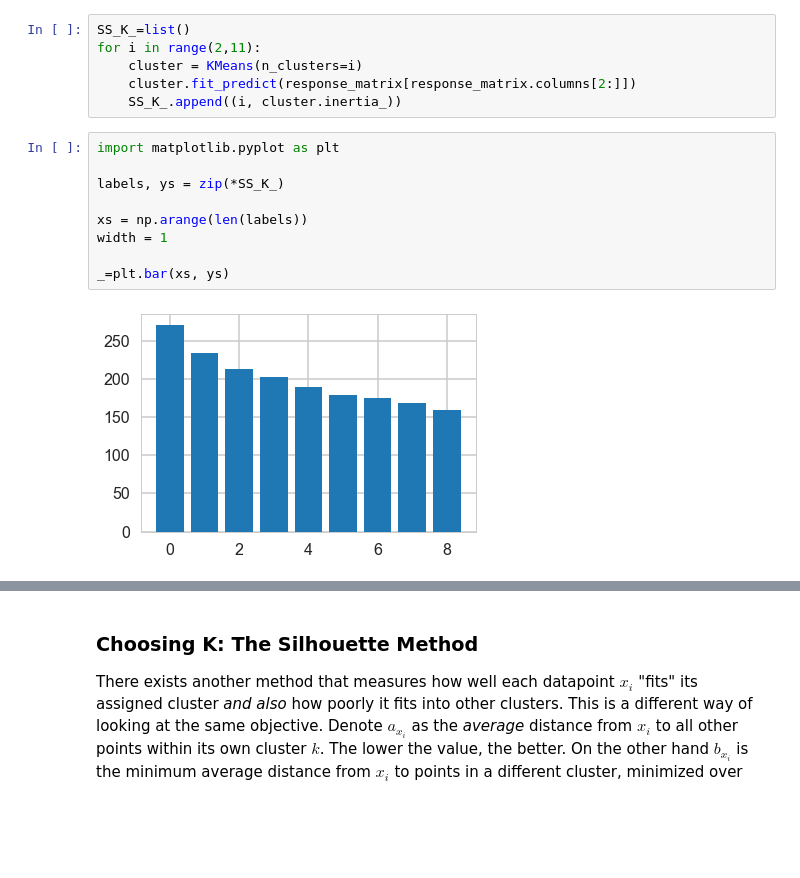
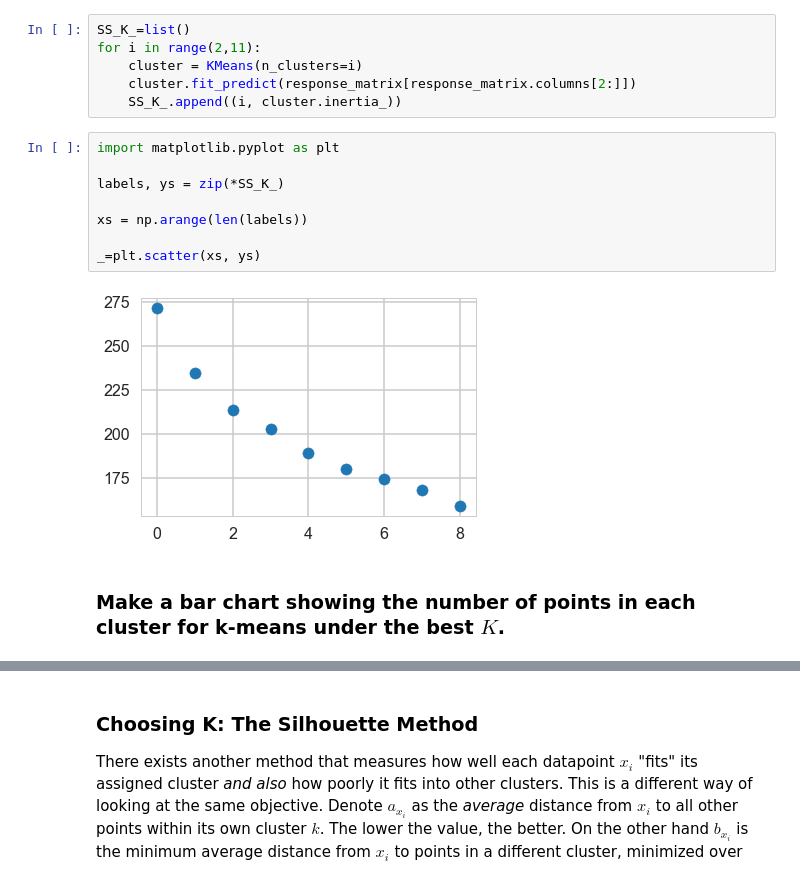
Before and after one commit to tanaysd/Data-Science-Springboard, a Jupyter notebook: 11_5_3_Customer_Segmentation_Clustering.ipynb, the cells around one changed output, grey strips where cells are left out. Saved outputs shown, nothing was run; the diff lists cells and outputs as text; blank space fills up the shorter version.

```diff
--- a/11_5_3_Customer_Segmentation_Clustering.ipynb
+++ b/11_5_3_Customer_Segmentation_Clustering.ipynb
@@ -184,11 +184,12 @@ for i in range(2,11):
 # %%
 import matplotlib.pyplot as plt
 
 labels, ys = zip(*SS_K_)
 
 xs = np.arange(len(labels))
-width = 1
 
-_=plt.bar(xs, ys)
+_=plt.scatter(xs, ys)
 # %% [output]
-[figure, old version]
+[figure, new version]
+# %% [markdown]
+### Make a bar chart showing the number of points in each cluster for k-means under the best $K$.
```
Also changed, not shown: parts of 10 cells of this notebook.
